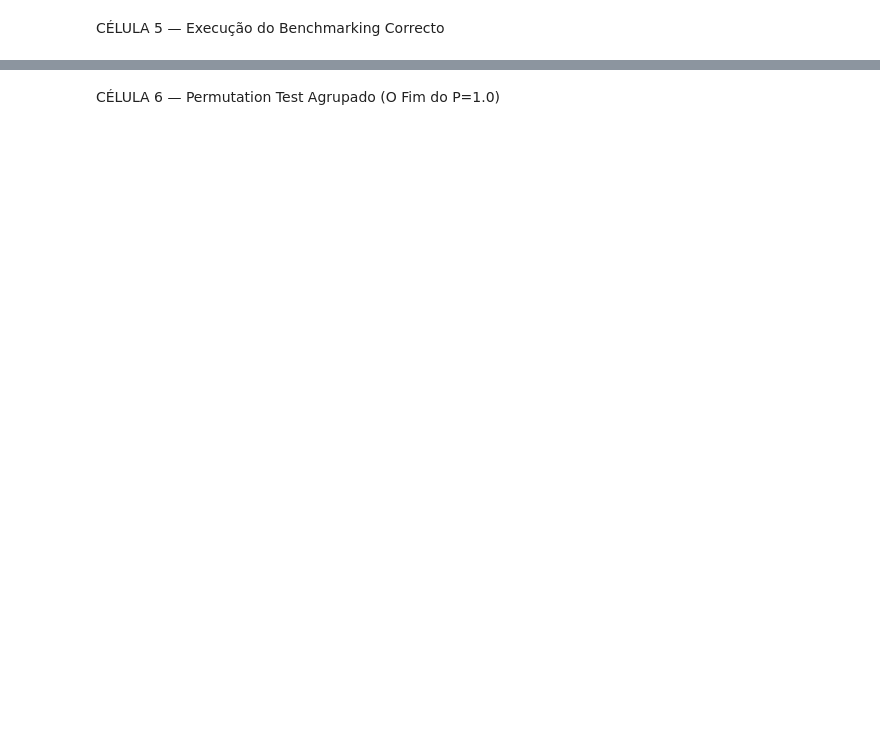
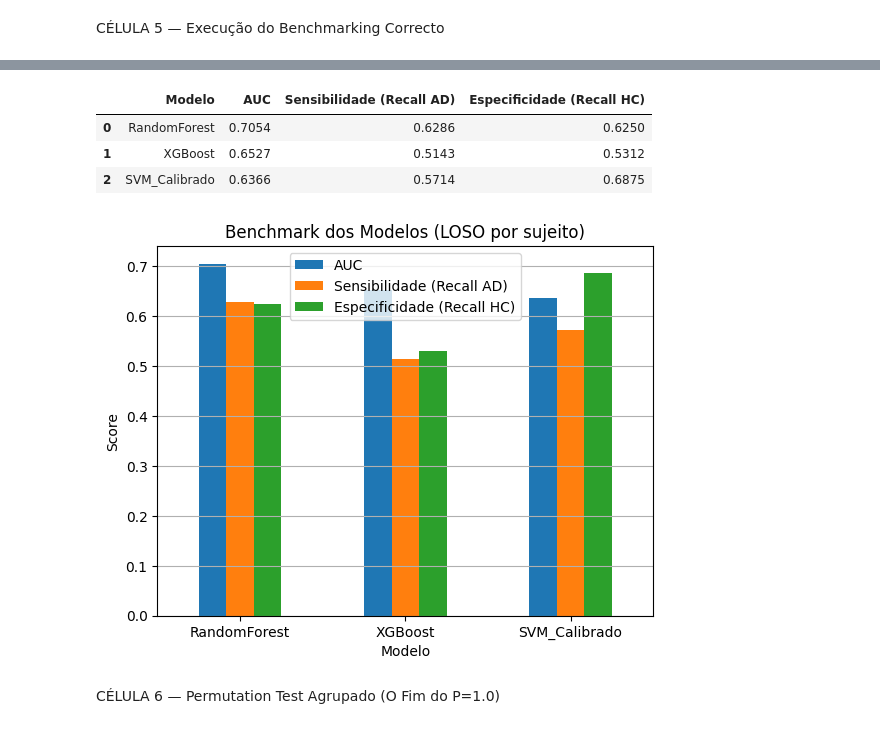
Before and after one commit to tiagosoutorocha-neuro/BrainLat_dataset_Alzheimer_EEG, a Jupyter notebook: Modelos_ML/Pipiline_ML_Alzheimer_4.IPYNB, the cells around one changed output, grey strips where cells are left out. Cells and saved outputs as stored; diff of their text form; code cells hidden in the pictures; blank space fills up the shorter version.

```diff
--- a/Modelos_ML/Pipiline_ML_Alzheimer_4.IPYNB
+++ b/Modelos_ML/Pipiline_ML_Alzheimer_4.IPYNB
@@ -718,2 +693,46 @@ else:
+# %%
+import pandas as pd
+
+# ── Construção da tabela ─────────────────────────────
+rows = []
+
+for nome, r in resultados_seguros.items():
+    rows.append({
+        "Modelo": nome,
+        "AUC": r['auc'],
+        "Sensibilidade (Recall AD)": r['sens'],
+        "Especificidade (Recall HC)": r['spec'],
+    })
+
+df_benchmark = pd.DataFrame(rows)
+
+# Ordena por AUC (melhor primeiro)
+df_benchmark = df_benchmark.sort_values(by="AUC", ascending=False)
+
+# Reset index
+df_benchmark = df_benchmark.reset_index(drop=True)
+
+# Exibir
+df_benchmark
+# %% [output]
+|  | Modelo | AUC | Sensibilidade (Recall AD) | Especificidade (Recall HC) |
+| 0 | RandomForest | 0.7054 | 0.6286 | 0.6250 |
+| 1 | XGBoost | 0.6527 | 0.5143 | 0.5312 |
+| 2 | SVM_Calibrado | 0.6366 | 0.5714 | 0.6875 |
+# %%
+import matplotlib.pyplot as plt
+
+df_plot = df_benchmark.set_index("Modelo")
+
+df_plot.plot(kind="bar")
+
+plt.title("Benchmark dos Modelos (LOSO por sujeito)")
+plt.ylabel("Score")
+plt.xticks(rotation=0)
+
+plt.grid(axis='y')
+plt.show()
+# %% [output]
+[figure, added]
 # %% [markdown]
 CÉLULA 6 — Permutation Test Agrupado (O Fim do P=1.0)
```
Also changed, not shown: parts of 9 cells of this notebook, 13 other files.
